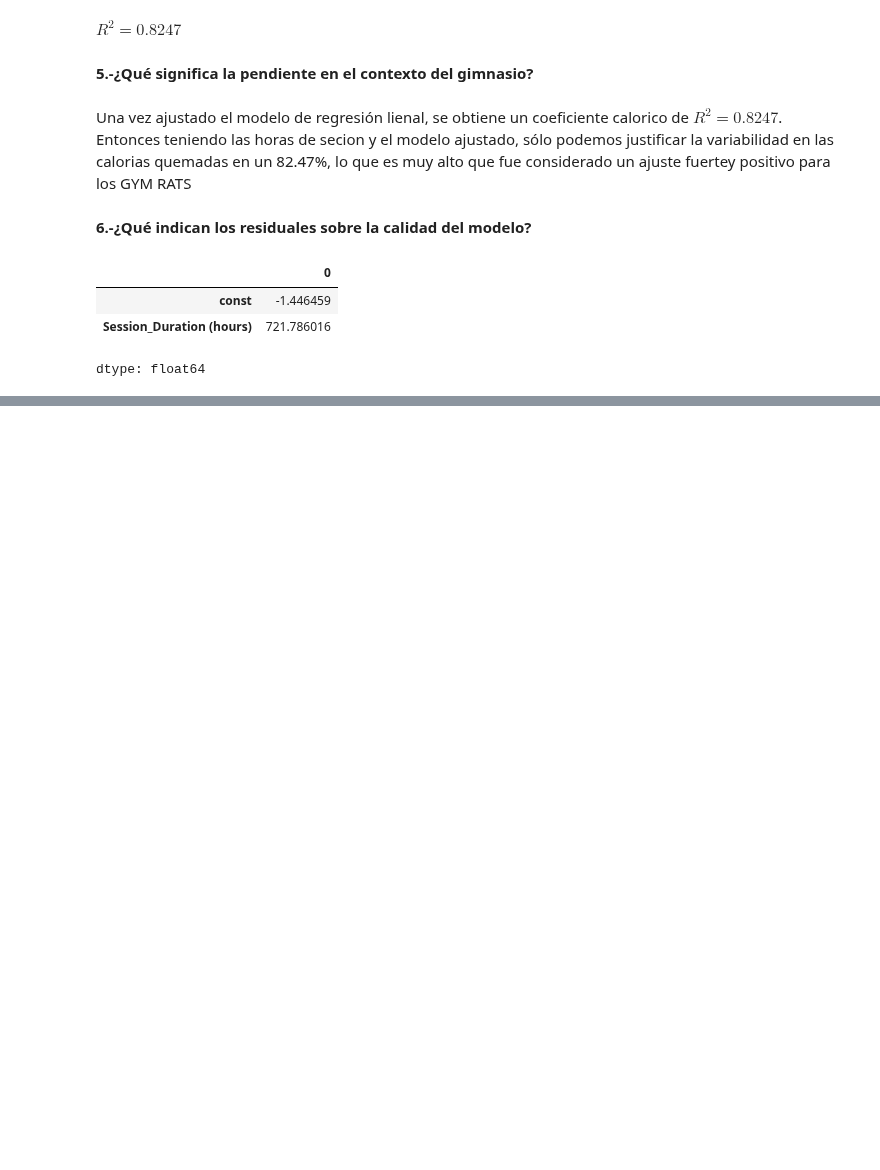
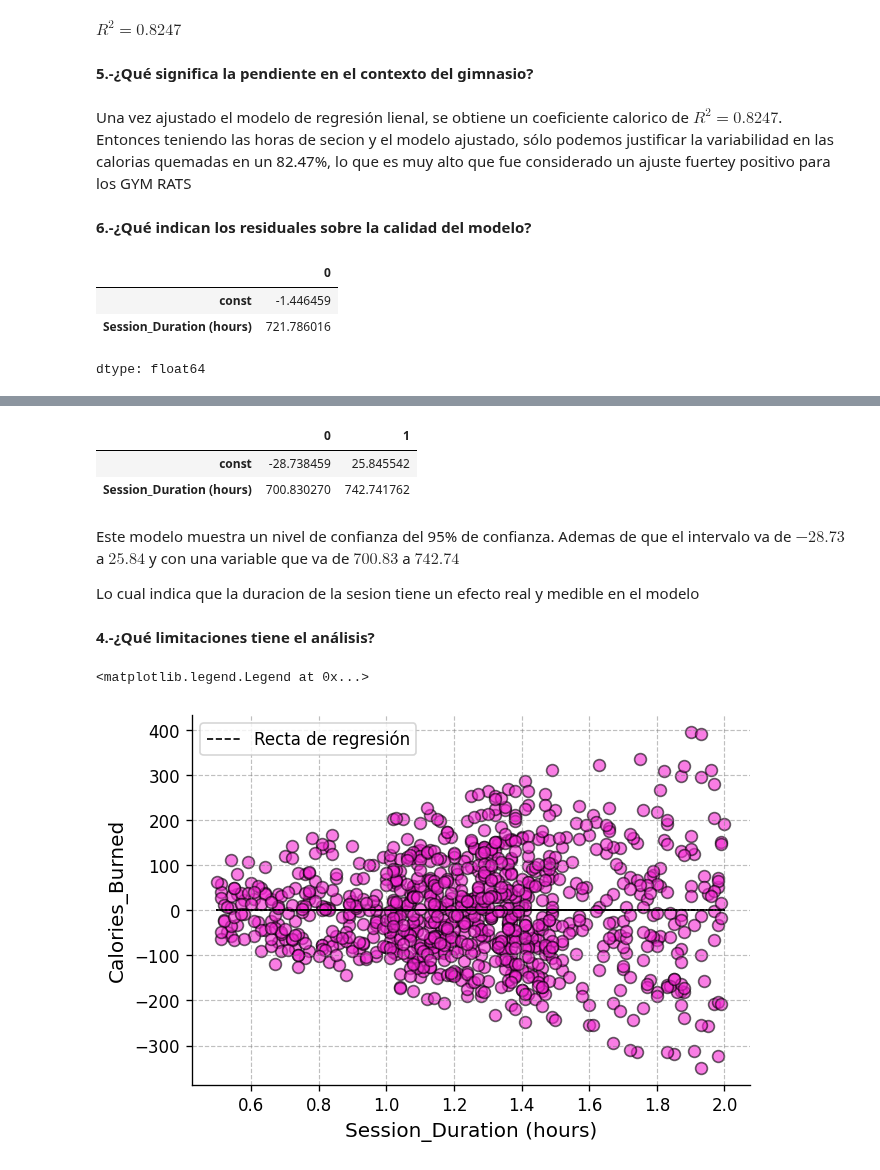
Before and after one commit to guadalupesbel-commits/EstadisticaVerano2026, a Jupyter notebook: GymMembers.ipynb, the cells around one changed output, grey strips where cells are left out. Drawn from its saved outputs; the diff is of its cells as text; code cells hidden in the pictures; blank space fills up the shorter version.

```diff
--- a/GymMembers.ipynb
+++ b/GymMembers.ipynb
@@ -164,0 +334,79 @@ dtype: float64
+# %%
+modelo.conf_int(alpha=0.05)
+# %% [output]
+|  | 0 | 1 |
+| const | -28.738459 | 25.845542 |
+| Session_Duration (hours) | 700.830270 | 742.741762 |
+# %% [markdown]
+Este modelo muestra un nivel de confianza del 95% de confianza. Ademas de que el intervalo va de $-28.73$ a $25.84$ y con una variable que va de $700.83$ a $742.74$
+
+Lo cual indica que la duracion de la sesion tiene un efecto real y medible en el modelo
+# %% [markdown]
+**4.-¿Qué limitaciones tiene el análisis?**
+# %%
+residuales = modelo.resid
+# %%
+# Importamos la librería matplotlib.pyplot y le damos el pseudónimo plt
+import matplotlib.pyplot as plt
+
+# Configuración general del gráfico
+plt.figure(
+    figsize=(6, 4),   # tamaño de la figura (ancho, alto) en pulgadas
+    dpi=120           # resolución del gráfico
+)
+
+# Gráfico de dispersión
+plt.scatter(
+    X, residuales,      # <-----------------
+    marker="o",       # forma: googlear "matplotlib.markers"
+    color='#F527D3',     # color de los puntos
+    edgecolor='black',    # borde de los puntos
+    alpha=0.6,            # transparencia: 0 es invisible y 1 es color sólido
+    s=50,                 # tamaño de los puntos
+)
+
+# Gráfico de línea
+plt.plot(
+    X, y_calculada * 0,
+    color='black',   # color de la línea
+    linewidth=1.0,        # grosor de la línea
+    linestyle='--',        # estilo de línea
+    label='Recta de regresión'
+)
+
+# Etiquetas de los ejes
+# eje x
+plt.xlabel(
+    'Session_Duration (hours)', # etiqueta del eje x
+    fontsize=12  # tamaño de fuente
+)
+
+plt.ylabel(
+    'Calories_Burned', # etiqueta del eje y
+    fontsize=12 # tamaño de fuente
+)
+
+# Fuente de los ticks
+plt.xticks(fontsize=10)
+plt.yticks(fontsize=10)
+
+# Márgenes
+plt.gca().spines['right'].set_visible(False) # derecha
+plt.gca().spines['top'].set_visible(False)   # superior
+
+# Cuadrícula (opcional, pero didáctica)
+plt.grid(
+    visible=True,
+    linestyle='--',
+    linewidth=0.7,
+    alpha=0.5,
+    color="gray"
+)
+
+plt.legend(
+    fontsize=10,
+    loc='best'
+)
+# %% [output]
+<matplotlib.legend.Legend at 0x...>
+[figure, added]
```
Also changed, not shown: parts of 26 cells of this notebook.
